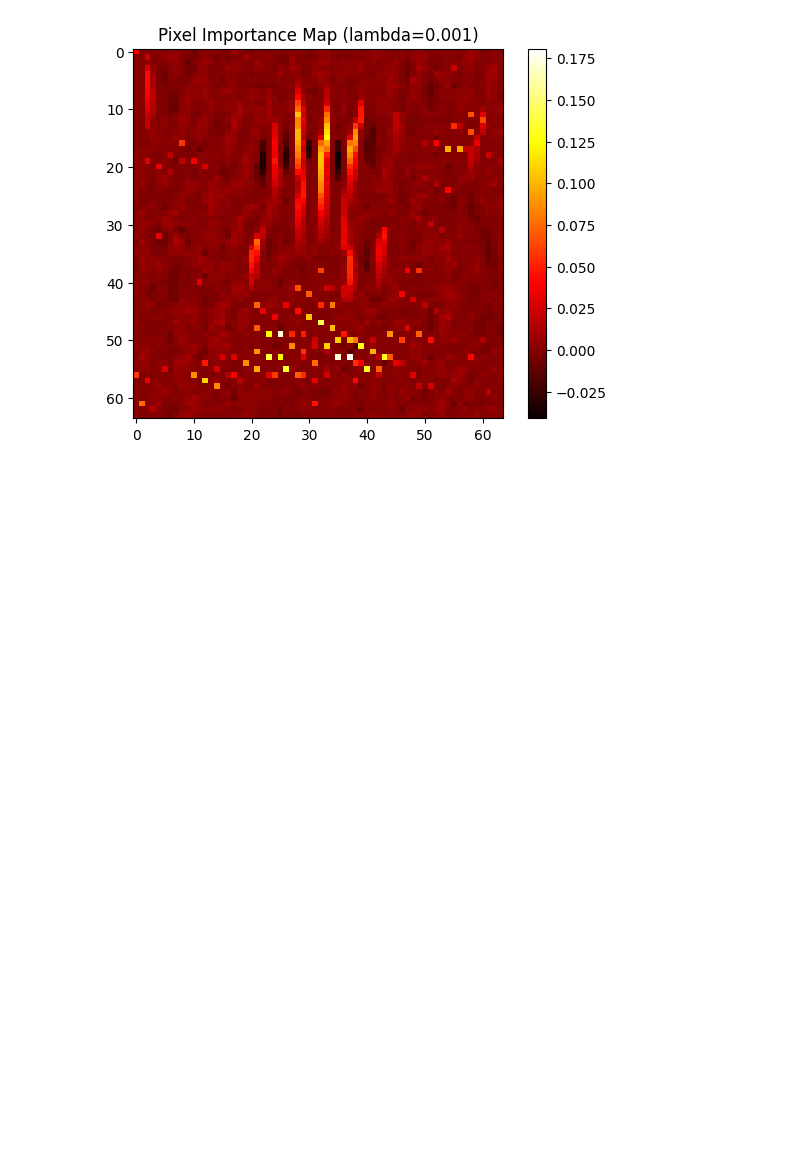
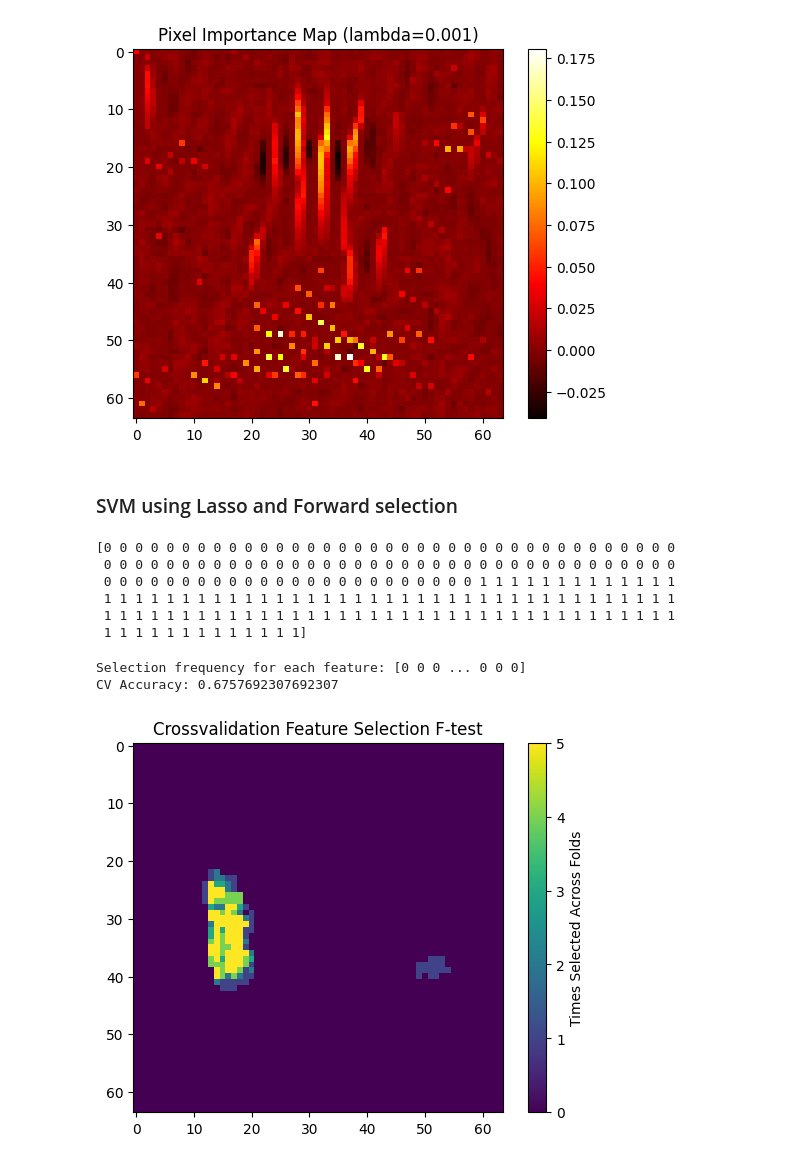
Before and after one commit to Max-Fredsdal/MVE441, a Jupyter notebook: project_2/project_2.ipynb, the cells around one changed output. Cells and saved outputs as stored; diff of their text form; code cells hidden in the pictures; blank space fills up the shorter version.

```diff
--- a/project_2/project_2.ipynb
+++ b/project_2/project_2.ipynb
@@ -464,3 +465,5 @@ plt.colorbar()
 plt.show()
 # %% [output]
 [figure]
+# %% [markdown]
+### SVM using Lasso and Forward selection
@@ -466,0 +479,15 @@ plt.show()
+# %%
+df = pd.read_csv('catdogdata.txt', delimiter=' ')
+df['label'] = 0 # cats are the first 99 entries
+df.loc[99:198, 'label'] = 1 # dogs are the next 99 entries
+X = df.iloc[:, :-1].values
+y = df.iloc[:, -1].values
+
+print(y)
+# %% [output]
+[0 0 0 0 0 0 0 0 0 0 0 0 0 0 0 0 0 0 0 0 0 0 0 0 0 0 0 0 0 0 0 0 0 0 0 0 0
+ 0 0 0 0 0 0 0 0 0 0 0 0 0 0 0 0 0 0 0 0 0 0 0 0 0 0 0 0 0 0 0 0 0 0 0 0 0
+ 0 0 0 0 0 0 0 0 0 0 0 0 0 0 0 0 0 0 0 0 0 0 0 0 1 1 1 1 1 1 1 1 1 1 1 1 1
+ 1 1 1 1 1 1 1 1 1 1 1 1 1 1 1 1 1 1 1 1 1 1 1 1 1 1 1 1 1 1 1 1 1 1 1 1 1
+ 1 1 1 1 1 1 1 1 1 1 1 1 1 1 1 1 1 1 1 1 1 1 1 1 1 1 1 1 1 1 1 1 1 1 1 1 1
+ 1 1 1 1 1 1 1 1 1 1 1 1 1]
@@ -466,0 +521,46 @@ plt.show()
+# %%
+# Cross-validate and return the fitted estimators
+def fit_and_evaluate_pipeline(pipeline, Xdata, ydata, cv = 5):
+    cv_results = cross_validate(
+        pipeline, Xdata, ydata,
+        cv=5,
+        return_estimator=True
+    )
+
+    # Access all trained estimators
+    fitted_pipelines = cv_results['estimator']
+
+    # Now: Extract feature selection masks from each estimator
+    masks = []
+    for pipe in fitted_pipelines:
+        mask = pipe.named_steps['feature_selection'].get_support()
+        masks.append(mask)
+
+    # Stack masks into array
+    masks = np.array(masks)
+
+    # How often each feature was selected across CV folds
+    selection_counts = np.sum(masks, axis=0)
+
+    print("Selection frequency for each feature:", selection_counts)
+
+    print("CV Accuracy:", np.mean(cv_results['test_score']))
+
+    return selection_counts, cv_results
+# %%
+# Fit SVM and feature select using F-test
+
+countsSVM, cvSMV = fit_and_evaluate_pipeline(pipelineSVMFilter, X, y)
+
+size = (64,64)
+
+heatmap = countsSVM.reshape(*size)
+
+plt.imshow(heatmap, cmap='viridis')
+plt.colorbar(label='Times Selected Across Folds')
+plt.title('Crossvalidation Feature Selection F-test')
+plt.show()
+# %% [output]
+Selection frequency for each feature: [0 0 0 ... 0 0 0]
+CV Accuracy: 0.6757692307692307
+[figure, added]
```
Also changed, not shown: parts of 5 cells of this notebook.
